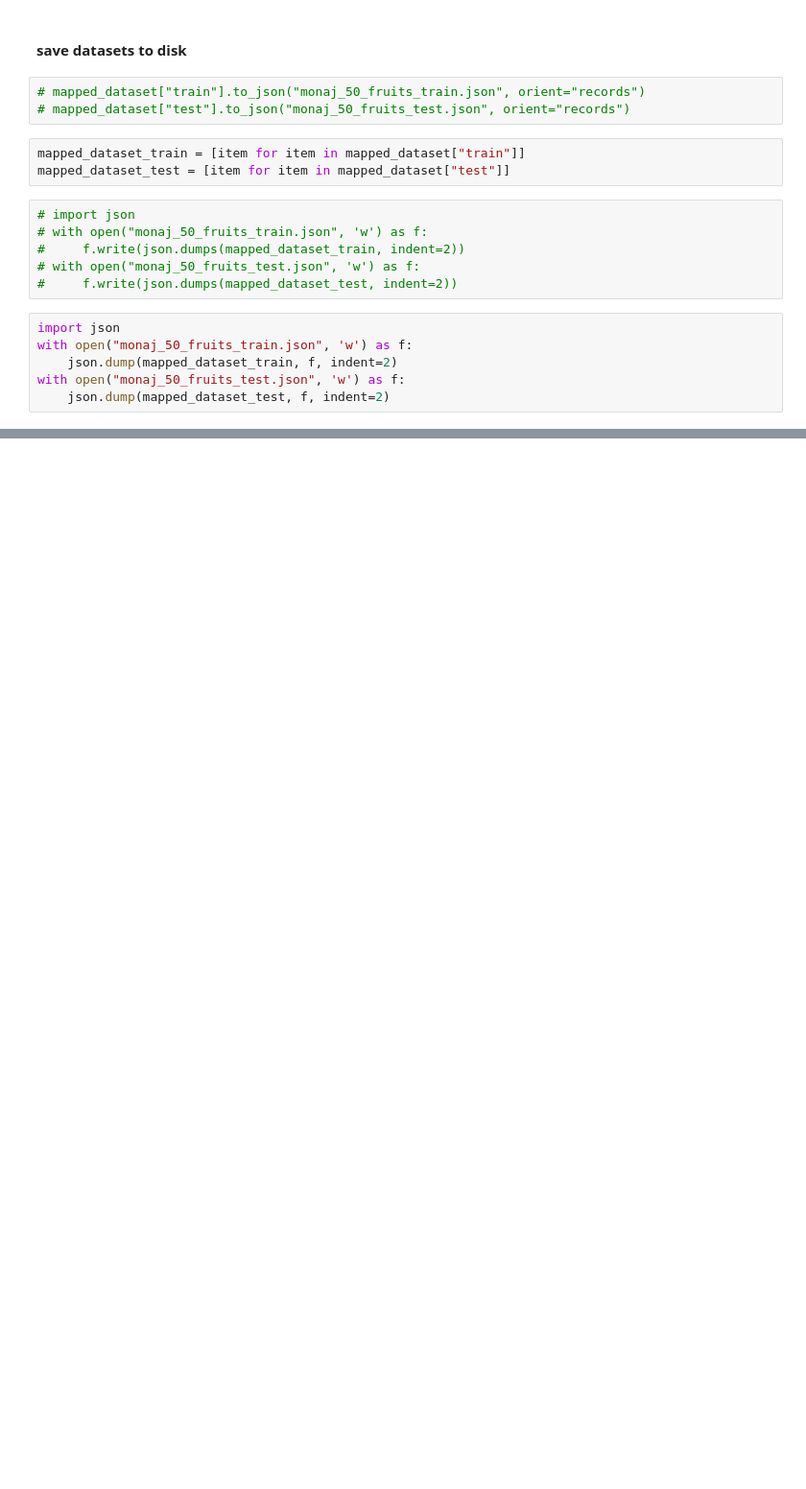
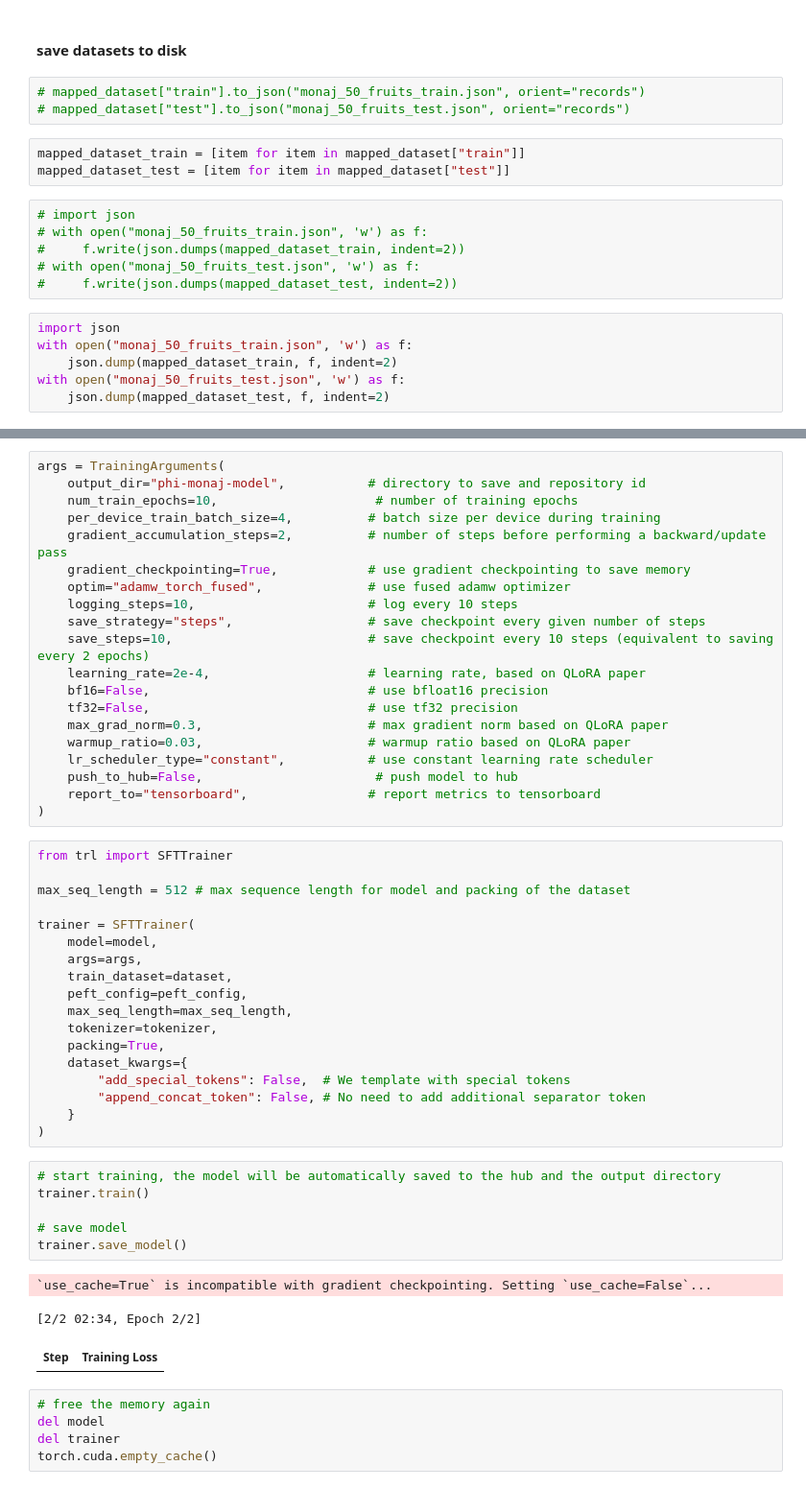
Before and after one commit to monaj07/chatbots, a Jupyter notebook: 05_fine_tune_base_llm.ipynb, the cells around one changed output, grey strips where cells are left out. Shown at 96% size. Cells and saved outputs as stored; diff of their text form; blank space fills up the shorter version.

```diff
--- a/05_fine_tune_base_llm.ipynb
+++ b/05_fine_tune_base_llm.ipynb
@@ -86,0 +241,53 @@ with open("monaj_50_fruits_test.json", 'w') as f:
+# %%
+args = TrainingArguments(
+    output_dir="phi-monaj-model",           # directory to save and repository id
+    num_train_epochs=10,                     # number of training epochs
+    per_device_train_batch_size=4,          # batch size per device during training
+    gradient_accumulation_steps=2,          # number of steps before performing a backward/update pass
+    gradient_checkpointing=True,            # use gradient checkpointing to save memory
+    optim="adamw_torch_fused",              # use fused adamw optimizer
+    logging_steps=10,                       # log every 10 steps
+    save_strategy="steps",                  # save checkpoint every given number of steps
+    save_steps=10,                          # save checkpoint every 10 steps (equivalent to saving every 2 epochs)
+    learning_rate=2e-4,                     # learning rate, based on QLoRA paper
+    bf16=False,                             # use bfloat16 precision
+    tf32=False,                             # use tf32 precision
+    max_grad_norm=0.3,                      # max gradient norm based on QLoRA paper
+    warmup_ratio=0.03,                      # warmup ratio based on QLoRA paper
+    lr_scheduler_type="constant",           # use constant learning rate scheduler
+    push_to_hub=False,                       # push model to hub
+    report_to="tensorboard",                # report metrics to tensorboard
+)
+# %%
+from trl import SFTTrainer
+
+max_seq_length = 512 # max sequence length for model and packing of the dataset
+
+trainer = SFTTrainer(
+    model=model,
+    args=args,
+    train_dataset=dataset,
+    peft_config=peft_config,
+    max_seq_length=max_seq_length,
+    tokenizer=tokenizer,
+    packing=True,
+    dataset_kwargs={
+        "add_special_tokens": False,  # We template with special tokens
+        "append_concat_token": False, # No need to add additional separator token
+    }
+)
+# %%
+# start training, the model will be automatically saved to the hub and the output directory
+trainer.train()
+
+# save model
+trainer.save_model()
+# %% [output]
+`use_cache=True` is incompatible with gradient checkpointing. Setting `use_cache=False`...
+[2/2 02:34, Epoch 2/2]
+| Step | Training Loss |
+# %%
+# free the memory again
+del model
+del trainer
+torch.cuda.empty_cache()
```
Also changed, not shown: parts of 42 cells of this notebook.
